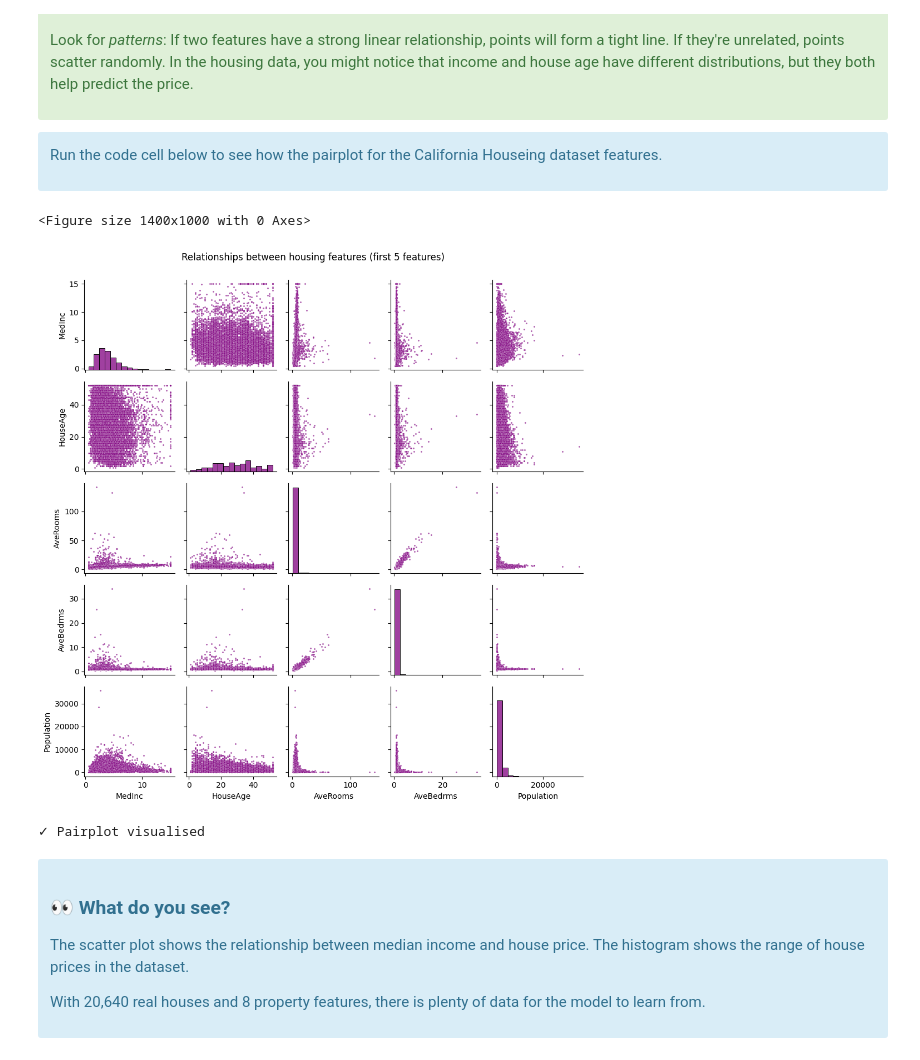
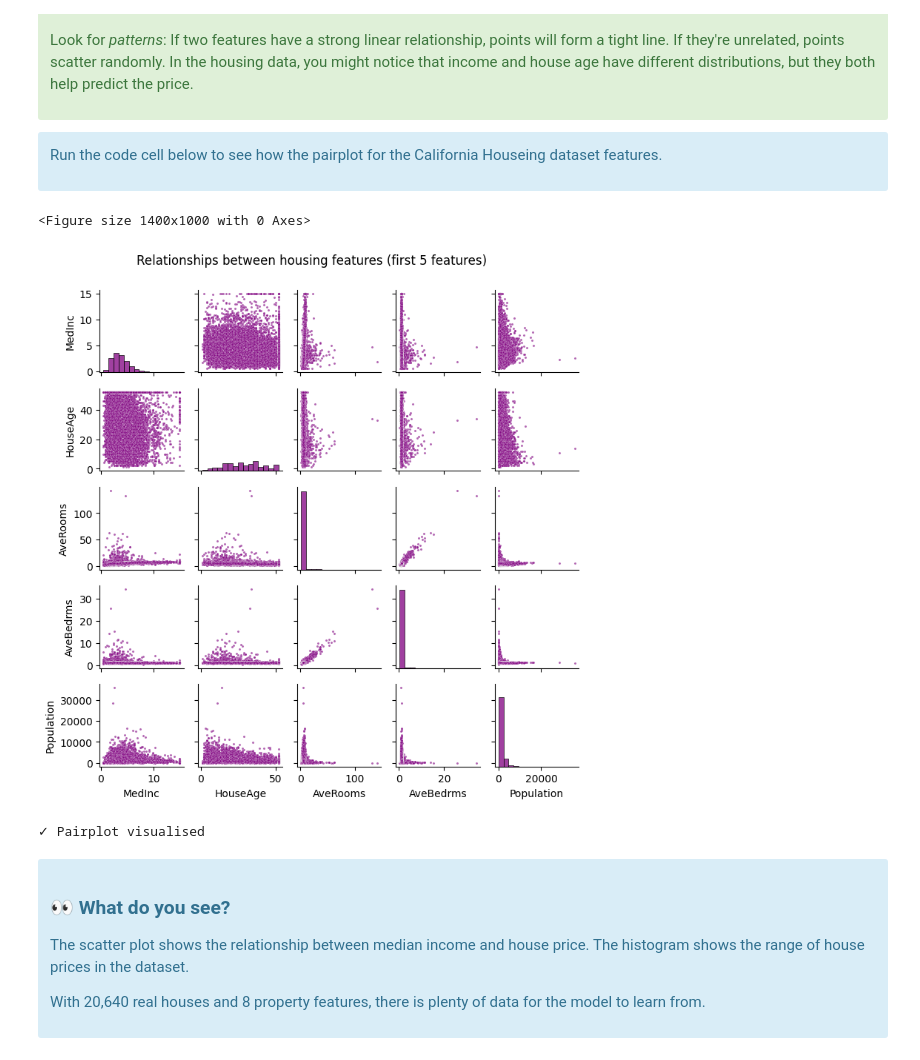
Before and after one commit to nathanhigginbotham/UCL-CDT-AICourse, a Jupyter notebook: B03_making_predictions.ipynb, the cells around one changed output. Cells and saved outputs as stored; diff of their text form; code cells hidden in the pictures.

```diff
--- a/B03_making_predictions.ipynb
+++ b/B03_making_predictions.ipynb
@@ -208,15 +212,15 @@ Look for *patterns*: If two features have a strong linear relationship, points w
 # %%
 # Create a pairplot to see relationships between all property features
 plt.figure(figsize=(14, 10))
-sns.pairplot(data.iloc[:, :5], diag_kind="hist", plot_kws={"alpha": 0.6, "s": 5, "color": "purple"}, diag_kws={"bins": 15, "color": "purple"}, size=2)
+sns.pairplot(data.iloc[:, :5], diag_kind="hist", plot_kws={"alpha": 0.6, "s": 5, "color": "purple"}, diag_kws={"bins": 15, "color": "purple"}, size=1.5)
 plt.suptitle("Relationships between housing features (first 5 features)", y=1.001)
 plt.tight_layout()
 plt.show()
 
 print("✓ Pairplot visualised")
 # %% [output]
 <Figure size 1400x1000 with 0 Axes>
-[figure, old version]
+[figure, new version]
 ✓ Pairplot visualised
 # %% [markdown]
 <div class="alert alert-info">
```
Also changed, not shown: parts of 13 cells of this notebook.
